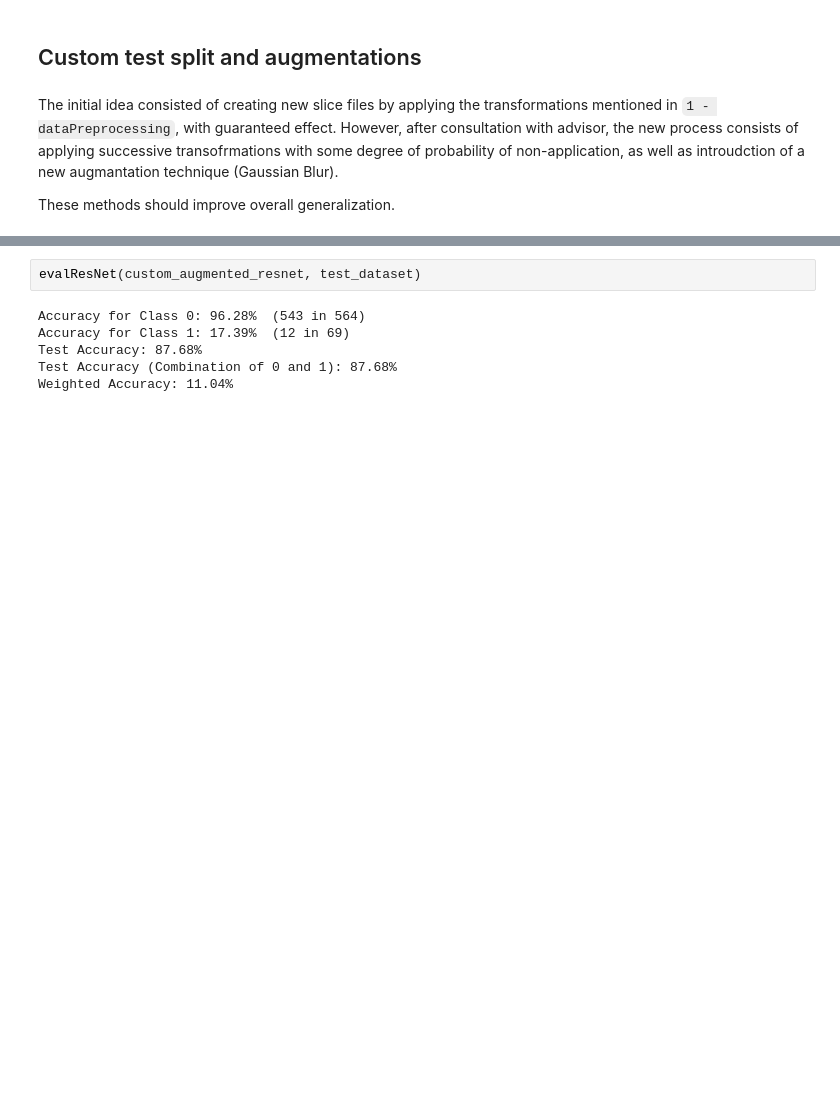
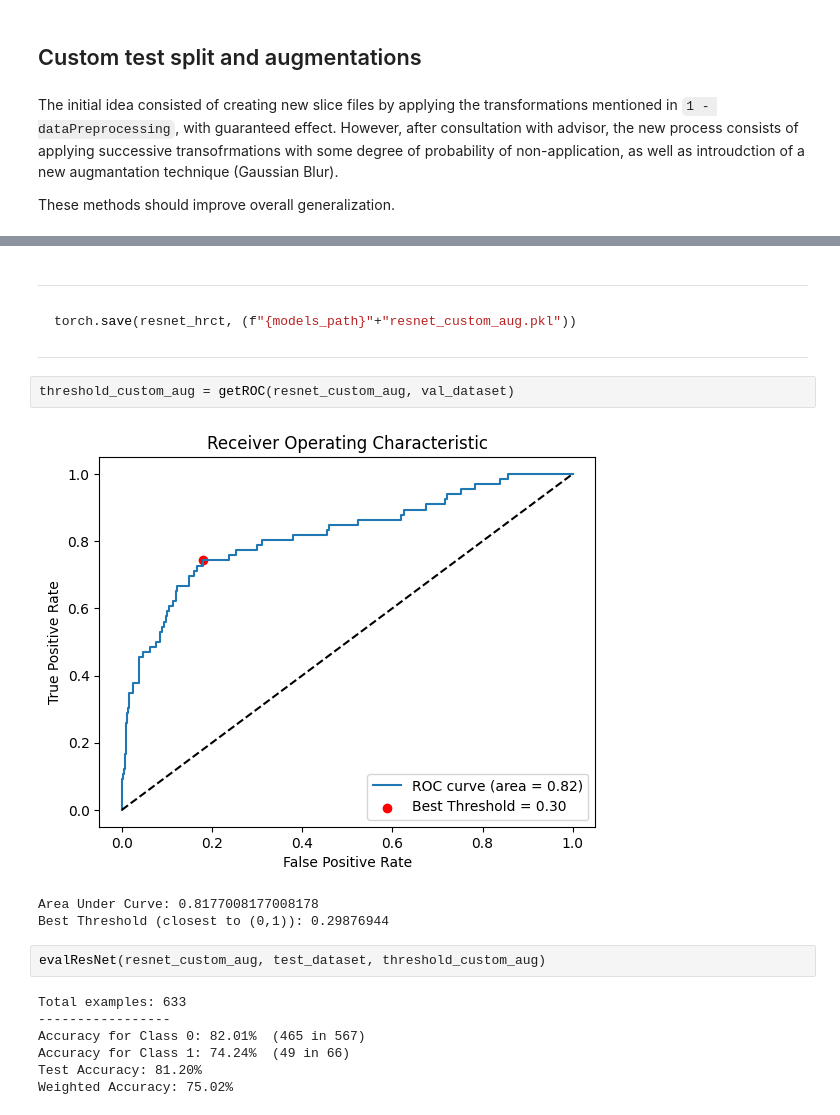
Before and after one commit to rafael-andre1/AI-for-Interstitial-Lung-Disease-Classification, a Jupyter notebook: 3 - resnetTesting/resnetEval.ipynb, the cells around one changed output, grey strips where cells are left out. Saved outputs shown, nothing was run; the diff lists cells and outputs as text; blank space fills up the shorter version.

````diff
--- a/3 - resnetTesting/resnetEval.ipynb
+++ b/3 - resnetTesting/resnetEval.ipynb
@@ -741,8 +770,23 @@ torch.save(custom_augmented_resnet.state_dict(), save_path)
+# %% [markdown]
+---
+
+```py
+torch.save(resnet_hrct, (f"{models_path}"+"resnet_custom_aug.pkl"))
+```
+
+---
+# %%
+threshold_custom_aug = getROC(resnet_custom_aug, val_dataset)
+# %% [output]
+[figure, added]
+Area Under Curve: 0.8177008177008178
+Best Threshold (closest to (0,1)): 0.29876944
 # %%
-evalResNet(custom_augmented_resnet, test_dataset)
+evalResNet(resnet_custom_aug, test_dataset, threshold_custom_aug)
 # %% [output]
-Accuracy for Class 0: 96.28%  (543 in 564)
-Accuracy for Class 1: 17.39%  (12 in 69)
-Test Accuracy: 87.68%
-Test Accuracy (Combination of 0 and 1): 87.68%
-Weighted Accuracy: 11.04%
+Total examples: 633
+-----------------
+Accuracy for Class 0: 82.01%  (465 in 567)
+Accuracy for Class 1: 74.24%  (49 in 66)
+Test Accuracy: 81.20%
+Weighted Accuracy: 75.02%
````
Also changed, not shown: parts of 18 cells of this notebook.
